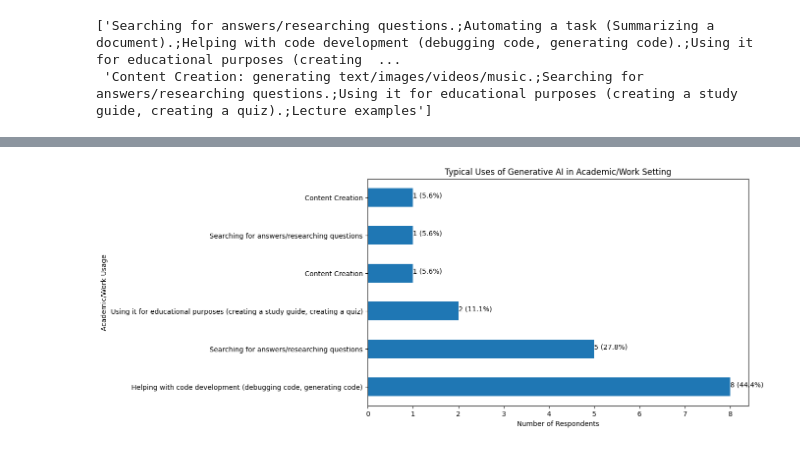
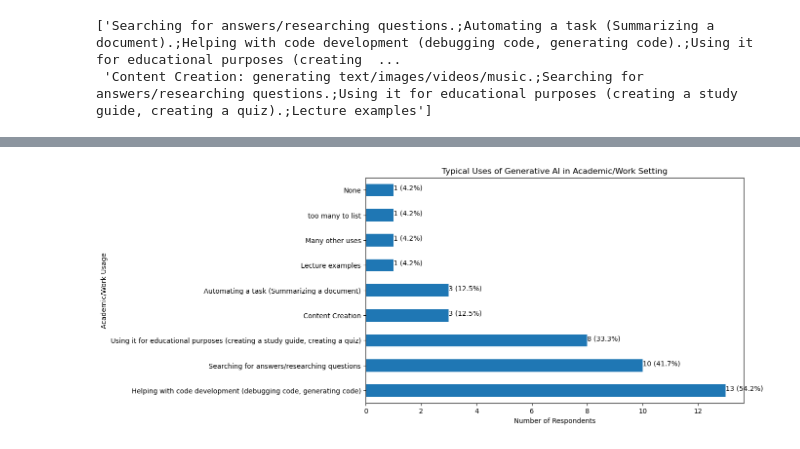
Before and after one commit to nsscott/CSC-475-Seminar-Project, a Jupyter notebook: CSC475.ipynb, the cells around one changed output, grey strips where cells are left out. Drawn from its saved outputs; the diff is of its cells as text; code cells hidden in the pictures.

```diff
--- a/CSC475.ipynb
+++ b/CSC475.ipynb
@@ -102,8 +80,8 @@ new_names ={
   "Timestamp": "Timestamp",
   "Please select the category of which you most identify with.": "Identity",
   "Please select your area of study. (If you have multiple areas of study, please select all areas that you are involved in.)": "Study",
-  "How often do you intentionally use generative AI? ": "Frequency",
-  "Which generative AI do you typically use? (If none of the options listed apply to you, please select \"Other\".)": "Tools",
+  "How often do you use generative AI? ": "Frequency",
+  'Which generative AI do you typically use? (If none of the options listed apply to you, please select the "Other".)': "Tools",
   "What is your broad use of generative AI?": "Use",
   "What are your typical uses of generative AI in an academic or career setting?": "AcademicUse",
   "Should students be allowed to use AI for their assignments and tests? Please rate your comfortability.": "StudentComfort",
@@ -171,12 +168,25 @@ plt.show()
+# %%
+all_uses = []
+for val in seminar_data['Use'].values:
+
+    if (type(val) != float) and (';' in val):
+        uses = val.split(';')
+        for use in uses:
+            all_uses.append(use)
+    else:
+        all_uses.append(val)
+
+use_series = pd.Series(all_uses)
 # %%
 # Create a histogram of Use column
 plt.figure(figsize=(10,6))
-seminar_data['Use'].value_counts().plot(kind='barh')
+use_series.value_counts().plot(kind='barh')
 # show percentage next to each bar with '%' sign
-for index, value in enumerate(seminar_data['Use'].value_counts()):
+for index, value in enumerate(use_series.value_counts()):
     plt.text(value, index, f'{value} ({value/seminar_data.shape[0]*100:.1f}%)')
 plt.title('Broad Usage of Generative AI')
 plt.ylabel('Usage')
 plt.xlabel('Number of Respondents')
+plt.tight_layout()
 plt.show()
 # %% [output]
@@ -186,3 +196,15 @@ plt.show()
 # %% [output]
 ['Searching for answers/researching questions.;Automating a task (Summarizing a document).;Helping with code development (debugging code, generating code).;Using it for educational purposes (creating  ...
  'Content Creation: generating text/images/videos/music.;Searching for answers/researching questions.;Using it for educational purposes (creating a study guide, creating a quiz).;Lecture examples']
+# %%
+all_uses = []
+for val in seminar_data['AcademicUse'].values:
+
+    if (type(val) != float) and (';' in val):
+        uses = val.split(';')
+        for use in uses:
+            all_uses.append(use)
+    else:
+        all_uses.append(val)
+
+use_series = pd.Series(all_uses)
@@ -189,20 +231,20 @@ plt.show()
 # %%
 # Create a histogram of AcademicUse column
 plt.figure(figsize=(10,6))
-seminar_data['AcademicUse'].value_counts().plot(kind='barh')
+use_series.value_counts().plot(kind='barh')
 
 # Add newlines after every 100 characters on the y tick labels
 # Split long ytick values into multiple lines each of say 50 characters so that they fit better
-ytickvalues = seminar_data['AcademicUse'].value_counts().index
+ytickvalues = use_series.value_counts().index
 newtickvals = [val.split('()')[0].split(':')[0].split('.')[0] for val in ytickvalues]
 plt.yticks(ticks=range(len(ytickvalues)), labels=newtickvals)
 
 # show percentage next to each bar with '%' sign
-for index, value in enumerate(seminar_data['AcademicUse'].value_counts()):
+for index, value in enumerate(use_series.value_counts()):
     plt.text(value, index, f'{value} ({value/seminar_data.shape[0]*100:.1f}%)')
 plt.title('Typical Uses of Generative AI in Academic/Work Setting')
 plt.ylabel('Academic/Work Usage')
 plt.xlabel('Number of Respondents')
 plt.show()
 # %% [output]
-[figure, old version]
+[figure, new version]
```
Also changed, not shown: parts of 11 cells of this notebook, 24 other files.
